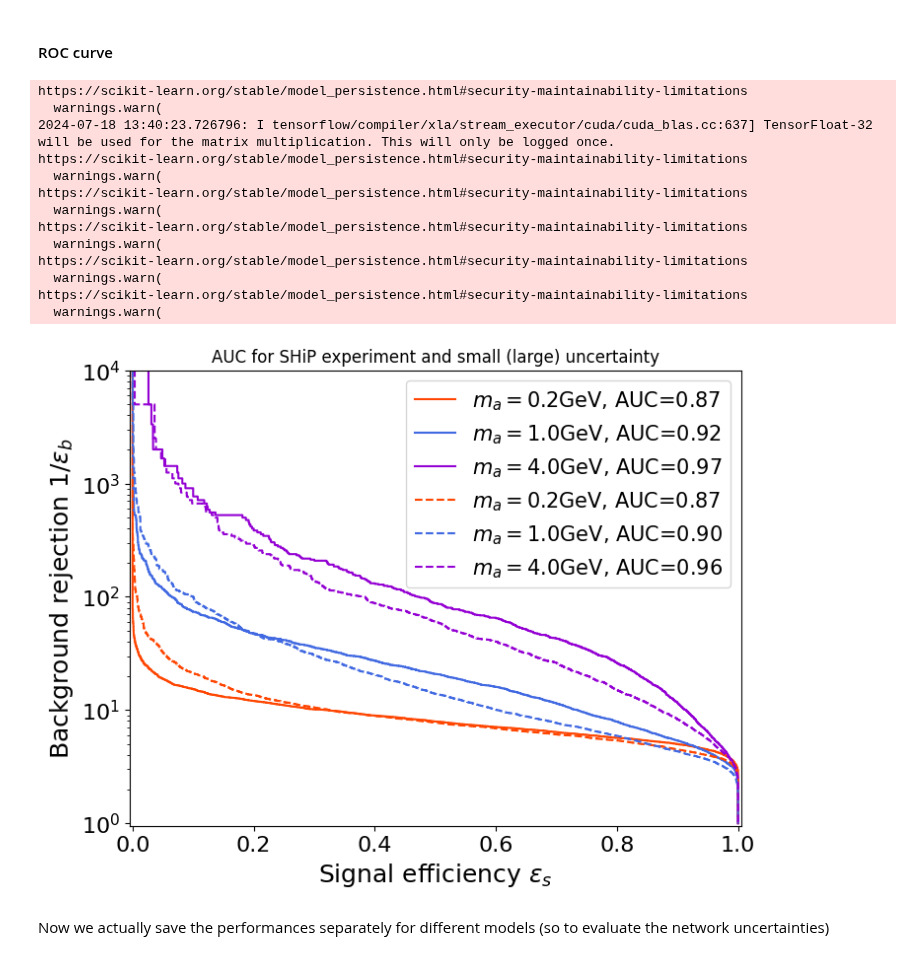
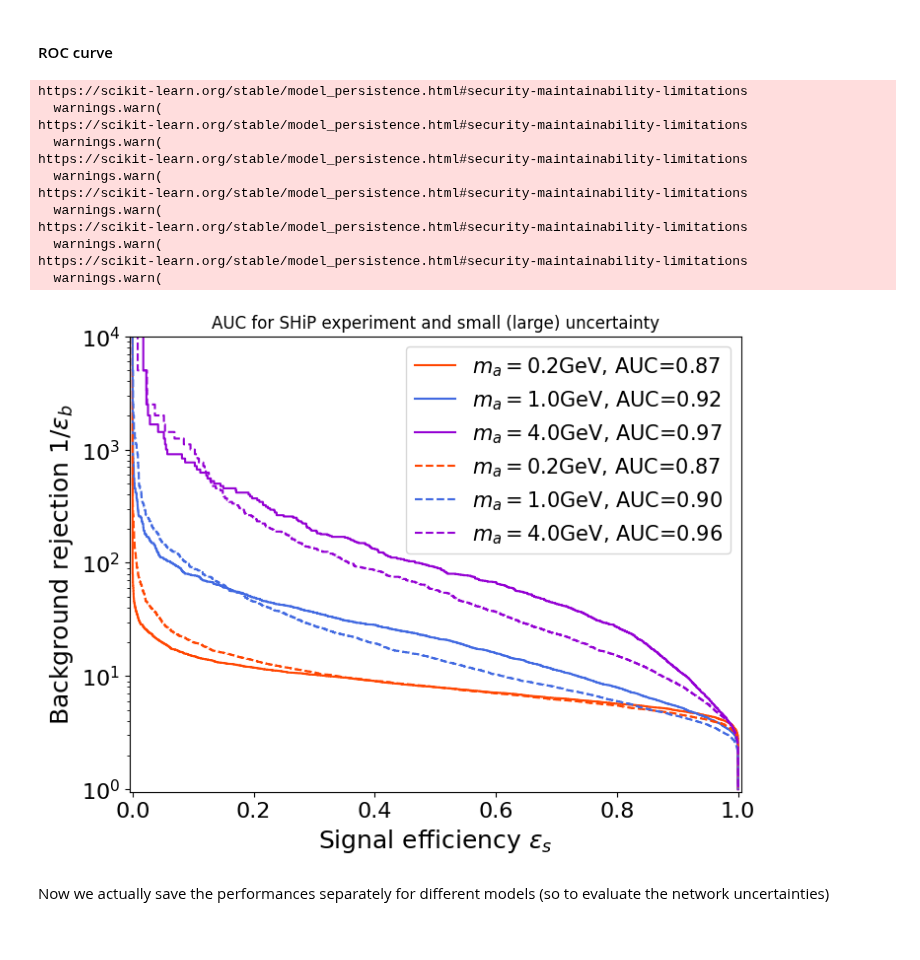
Before and after one commit to amorandini/param_hunt, a Jupyter notebook: notebooks/cl_eval.ipynb, the cells around one changed output. Cells and saved outputs as stored; diff of their text form; code cells hidden in the pictures.

```diff
--- a/notebooks/cl_eval.ipynb
+++ b/notebooks/cl_eval.ipynb
@@ -213,7 +215,7 @@ bin_perfs_over = []
 
 for mfixed in [0.2, 1., 4.]:
     sigfile = data_path+"event_sig_8_m_"+str(mfixed)+"_"+str(mfixed)+"_tm_"+str(1.)+"_"+str(1.)+"_"+geo_lab+".csv"
-    bkgfile = data_path+"event_bkg_5_"+par_lab+geo_lab+".csv"
+    bkgfile = data_path+"event_bkg_13_"+par_lab+geo_lab+".csv"
     for smear in [0, 1]:
 
         if smear ==0:
@@ -332,7 +334,7 @@ for smear in [0, 1]:
 
     for icol, mfixed in enumerate([0.2, 1., 4.]):
         sigfile = data_path+"event_sig_8_m_"+str(mfixed)+"_"+str(mfixed)+"_tm_"+str(1.)+"_"+str(1.)+"_"+geo_lab+".csv"
-        bkgfile = data_path+"event_bkg_5_"+par_lab+geo_lab+".csv"
+        bkgfile = data_path+"event_bkg_13_"+par_lab+geo_lab+".csv"
 
         nbkg = 2
         nsig = 0
@@ -371,37 +373,36 @@ for smear in [0, 1]:
         elif smear == 1:
             axs.plot(tpr, 1/fpr, label = r"$m_a=$"+"{:.1f}GeV, AUC={:.2f}".format(mfixed, roc_auc_score(y, scores)), color=color_list[icol], linewidth = 1.5, linestyle='--')
         efficiencies.append([smear, mfixed, tpr[fpr>0.1][0],tpr[fpr>0.01][0], 1/fpr[tpr>0.8][0], 1/fpr[tpr>0.9][0]])
 
 
 axs.legend(fontsize=le_size)
 axs.set_xlabel(r"Signal efficiency $\epsilon_s$", fontsize=la_size)
 axs.set_ylabel(r"Background rejection $1/\epsilon_b$", fontsize=la_size)
 axs.set_title("AUC for SHiP experiment and small (large) uncertainty")
 axs.set_xlim(-0.005,1.005)
 axs.set_ylim(0.95,10**4)
 axs.set_yscale('log')
 
 axs.tick_params(axis='both', which='major', labelsize=majt_size)
 axs.tick_params(axis='both', which='minor', labelsize=mint_size)
 
 
 # plt.savefig("figures/roc.pdf", bbox_inches='tight')
 plt.show()
 # %% [output]
-https://scikit-learn.org/stable/model_persistence.html#security-maintainability-limitations
-  warnings.warn(
-2024-07-18 13:40:23.726796: I tensorflow/compiler/xla/stream_executor/cuda/cuda_blas.cc:637] TensorFloat-32 will be used for the matrix multiplication. This will only be logged once.
 https://scikit-learn.org/stable/model_persistence.html#security-maintainability-limitations
   warnings.warn(
 https://scikit-learn.org/stable/model_persistence.html#security-maintainability-limitations
   warnings.warn(
 https://scikit-learn.org/stable/model_persistence.html#security-maintainability-limitations
   warnings.warn(
 https://scikit-learn.org/stable/model_persistence.html#security-maintainability-limitations
   warnings.warn(
 https://scikit-learn.org/stable/model_persistence.html#security-maintainability-limitations
   warnings.warn(
+https://scikit-learn.org/stable/model_persistence.html#security-maintainability-limitations
+  warnings.warn(
-[figure, old version]
+[figure, new version]
 # %% [markdown]
 Now we actually save the performances separately for different models (so to evaluate the network uncertainties)
 # %%
```
Also changed, not shown: parts of 9 cells of this notebook, 3 other files.
